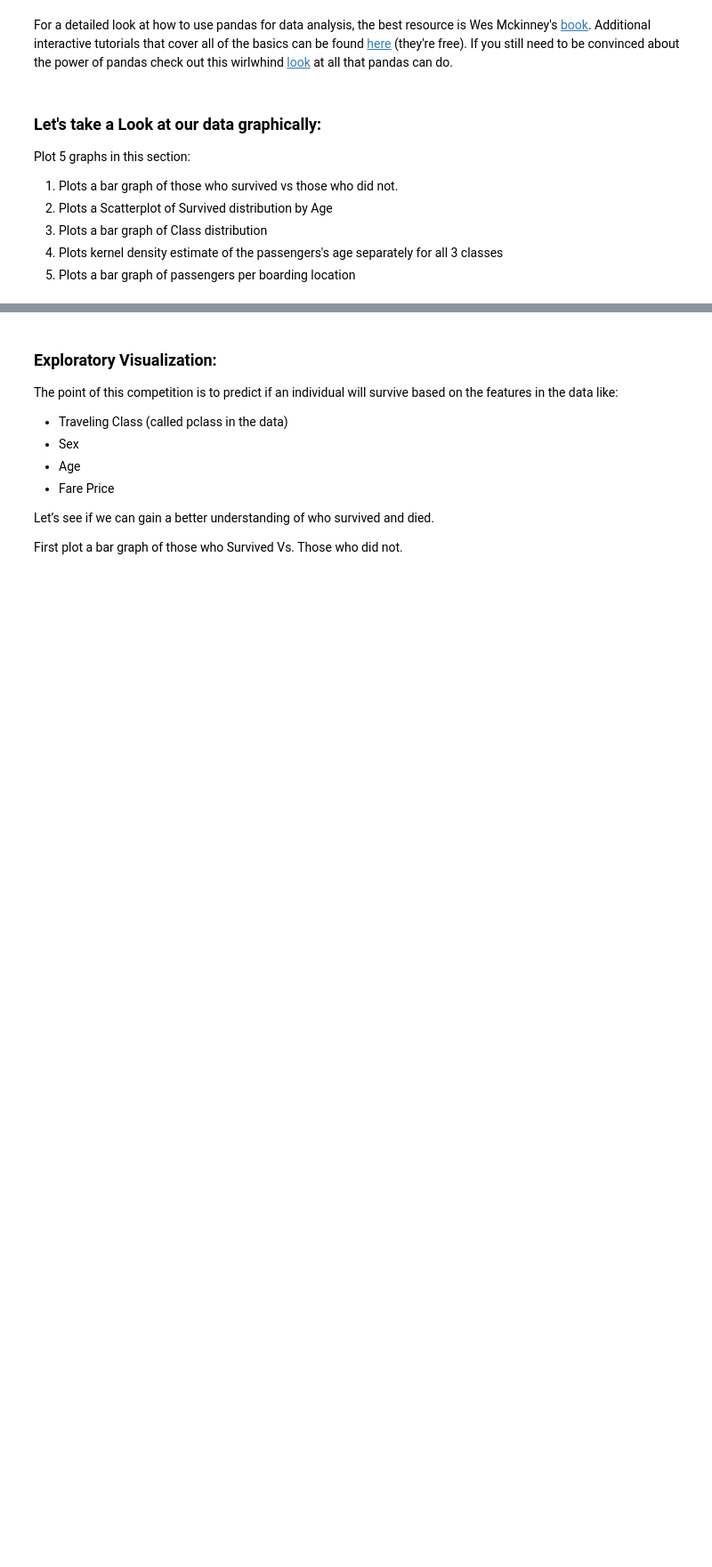
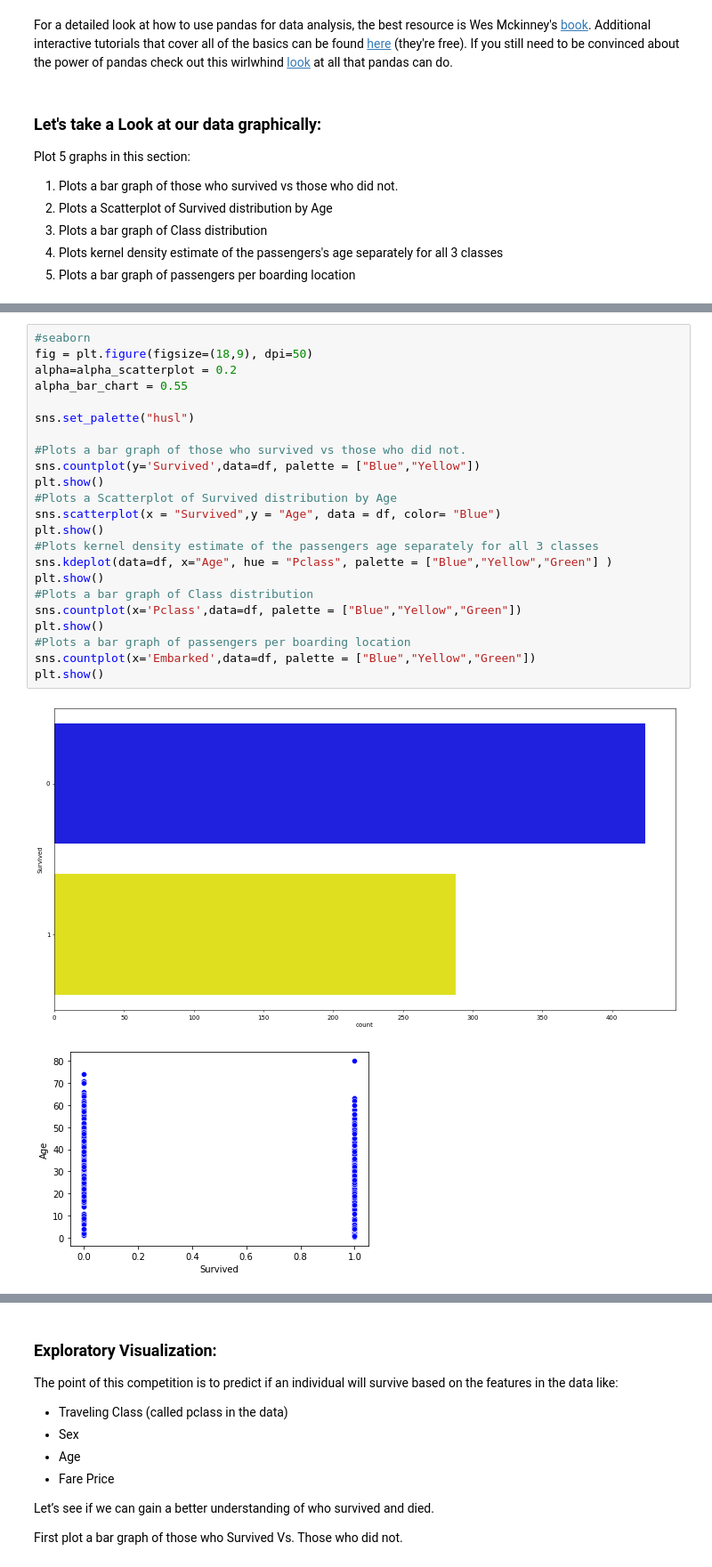
Before and after one commit to srk-practicum/2022-knu-yolo, a Jupyter notebook: Tasks/task1/Titanic_template.ipynb, the cells around one changed output, grey strips where cells are left out. Shown: that part at 89% size. Cells and saved outputs as stored; diff of their text form; blank space fills up the shorter version.

```diff
--- a/Tasks/task1/Titanic_template.ipynb
+++ b/Tasks/task1/Titanic_template.ipynb
@@ -116,0 +201,26 @@ plt.title("Passengers per boarding location")
+# %%
+#seaborn
+fig = plt.figure(figsize=(18,9), dpi=50)
+alpha=alpha_scatterplot = 0.2
+alpha_bar_chart = 0.55
+
+sns.set_palette("husl")
+
+#Plots a bar graph of those who survived vs those who did not.
+sns.countplot(y='Survived',data=df, palette = ["Blue","Yellow"])
+plt.show()
+#Plots a Scatterplot of Survived distribution by Age
+sns.scatterplot(x = "Survived",y = "Age", data = df, color= "Blue")
+plt.show()
+#Plots kernel density estimate of the passengers age separately for all 3 classes
+sns.kdeplot(data=df, x="Age", hue = "Pclass", palette = ["Blue","Yellow","Green"] )
+plt.show()
+#Plots a bar graph of Class distribution
+sns.countplot(x='Pclass',data=df, palette = ["Blue","Yellow","Green"])
+plt.show()
+#Plots a bar graph of passengers per boarding location
+sns.countplot(x='Embarked',data=df, palette = ["Blue","Yellow","Green"])
+plt.show()
+# %% [output]
+[figure, added]
+[figure, added]
```
Also changed, not shown: parts of 28 cells of this notebook.
